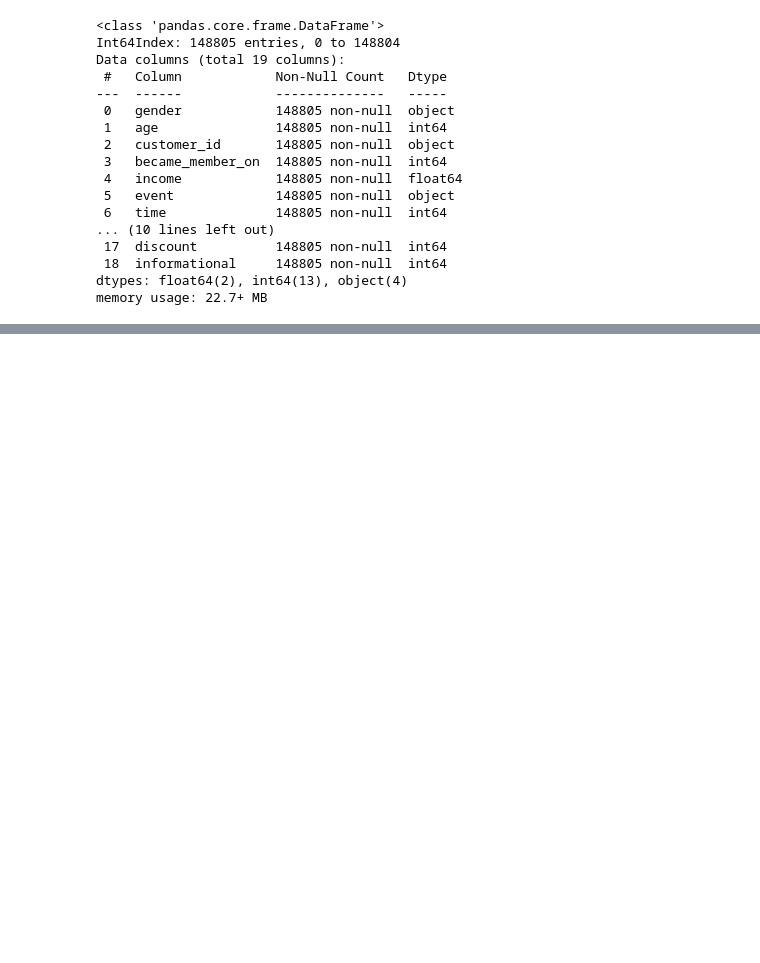
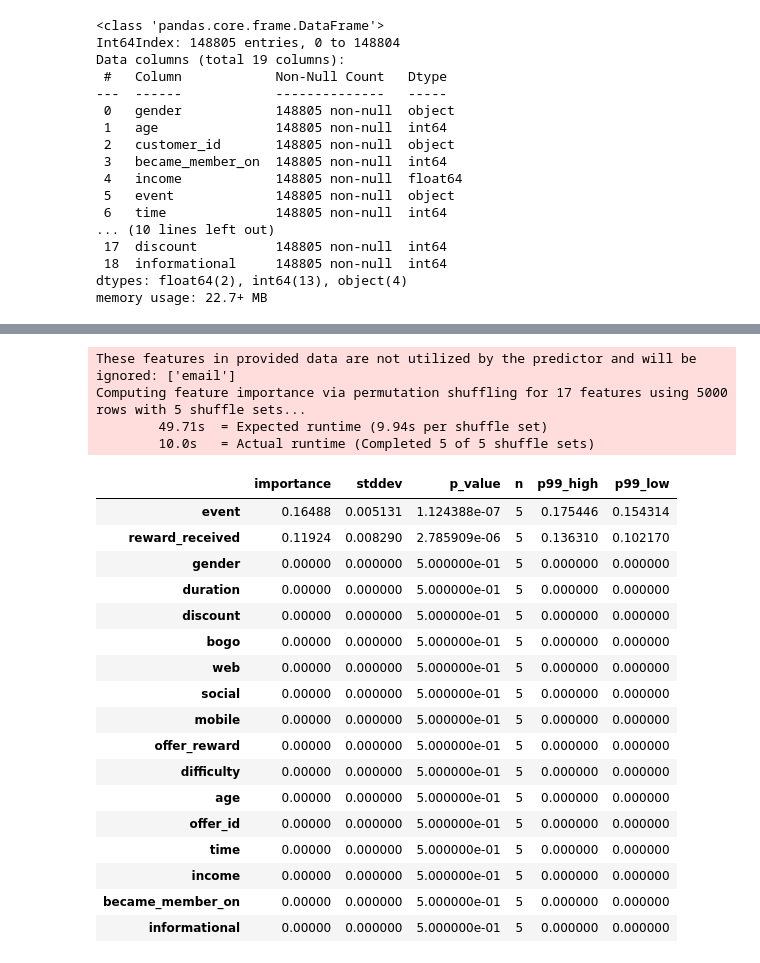
Before and after one commit to edidiongaligbe/Starbucks_Capstone_Project, a Jupyter notebook: Starbucks_Project.ipynb, the cells around one changed output, grey strips where cells are left out. Drawn from its saved outputs; the diff is of its cells as text; code cells hidden in the pictures; blank space fills up the shorter version.

```diff
--- a/Starbucks_Project.ipynb
+++ b/Starbucks_Project.ipynb
@@ -522,0 +522,3 @@ df.head()
+# %%
+training_data.drop(columns = ['reward_received','customer_id'], inplace = True)
+training_data.head()
@@ -522,0 +542,4 @@ df.head()
+# %%
+from autogluon.tabular import TabularDataset, TabularPredictor
+
+predictor= TabularPredictor(label ='target').fit(train_data = training_data, verbosity = 2,presets='best_quality', time_limit=1200)
@@ -522,0 +576,2 @@ df.head()
+# %%
+predictor.fit_summary()
@@ -522,0 +613,25 @@ df.head()
+# %%
+predictor.feature_importance(data=training_data)
+# %% [output]
+These features in provided data are not utilized by the predictor and will be ignored: ['email']
+Computing feature importance via permutation shuffling for 17 features using 5000 rows with 5 shuffle sets...
+        49.71s  = Expected runtime (9.94s per shuffle set)
+        10.0s   = Actual runtime (Completed 5 of 5 shuffle sets)
+|  | importance | stddev | p_value | n | p99_high | p99_low |
+| event | 0.16488 | 0.005131 | 1.124388e-07 | 5 | 0.175446 | 0.154314 |
+| reward_received | 0.11924 | 0.008290 | 2.785909e-06 | 5 | 0.136310 | 0.102170 |
+| gender | 0.00000 | 0.000000 | 5.000000e-01 | 5 | 0.000000 | 0.000000 |
+| duration | 0.00000 | 0.000000 | 5.000000e-01 | 5 | 0.000000 | 0.000000 |
+| discount | 0.00000 | 0.000000 | 5.000000e-01 | 5 | 0.000000 | 0.000000 |
+| bogo | 0.00000 | 0.000000 | 5.000000e-01 | 5 | 0.000000 | 0.000000 |
+| web | 0.00000 | 0.000000 | 5.000000e-01 | 5 | 0.000000 | 0.000000 |
+| social | 0.00000 | 0.000000 | 5.000000e-01 | 5 | 0.000000 | 0.000000 |
+| mobile | 0.00000 | 0.000000 | 5.000000e-01 | 5 | 0.000000 | 0.000000 |
+| offer_reward | 0.00000 | 0.000000 | 5.000000e-01 | 5 | 0.000000 | 0.000000 |
+| difficulty | 0.00000 | 0.000000 | 5.000000e-01 | 5 | 0.000000 | 0.000000 |
+| age | 0.00000 | 0.000000 | 5.000000e-01 | 5 | 0.000000 | 0.000000 |
+| offer_id | 0.00000 | 0.000000 | 5.000000e-01 | 5 | 0.000000 | 0.000000 |
+| time | 0.00000 | 0.000000 | 5.000000e-01 | 5 | 0.000000 | 0.000000 |
+| income | 0.00000 | 0.000000 | 5.000000e-01 | 5 | 0.000000 | 0.000000 |
+| became_member_on | 0.00000 | 0.000000 | 5.000000e-01 | 5 | 0.000000 | 0.000000 |
+| informational | 0.00000 | 0.000000 | 5.000000e-01 | 5 | 0.000000 | 0.000000 |
```
Also changed, not shown: parts of 17 cells of this notebook.
